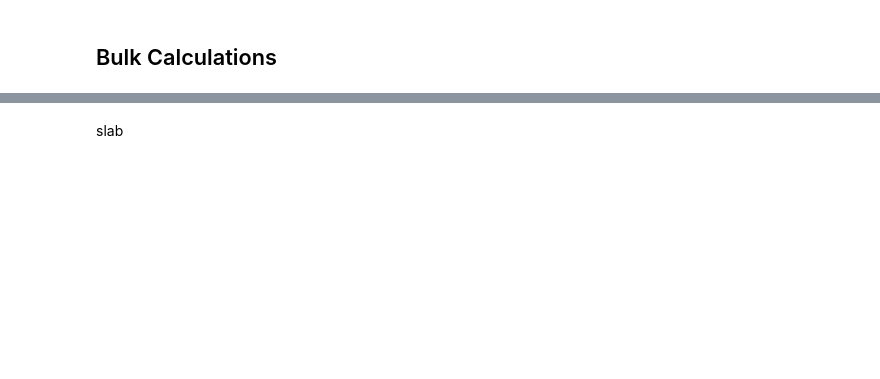
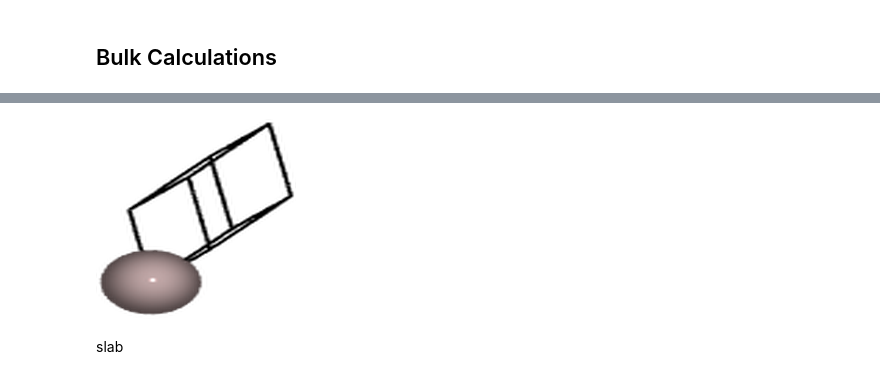
Before and after one commit to s-choung/Simulation_tutorials, a Jupyter notebook: handson_DFT_setup_and_bulk.ipynb, the cells around one changed output, grey strips where cells are left out. Saved outputs shown, nothing was run; the diff lists cells and outputs as text; code cells hidden in the pictures; blank space fills up the shorter version.

```diff
--- a/handson_DFT_setup_and_bulk.ipynb
+++ b/handson_DFT_setup_and_bulk.ipynb
@@ -219,3 +270,7 @@ print('Energy:', energy, 'eV')
+# %%
+visual(bulk)
+# %% [output]
+[figure, added]
 # %%
 import time
 import numpy as np
```
Also changed, not shown: parts of 14 cells of this notebook.
